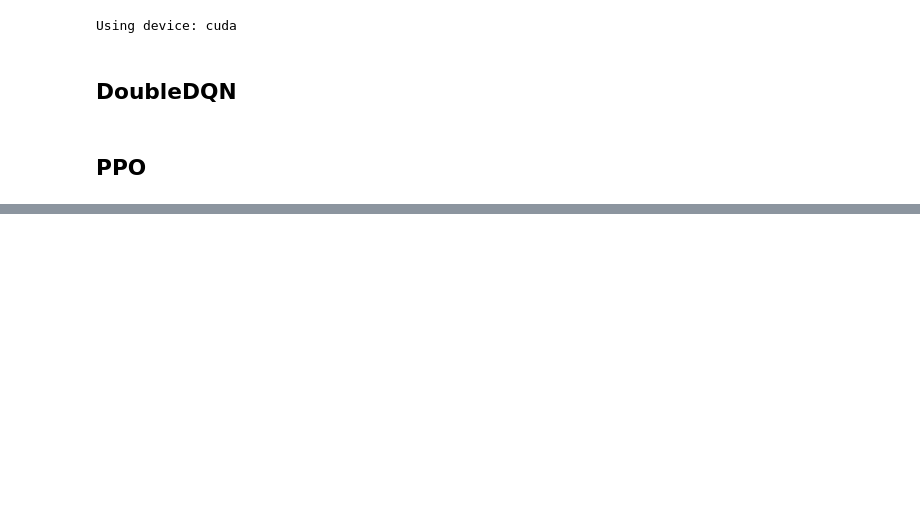
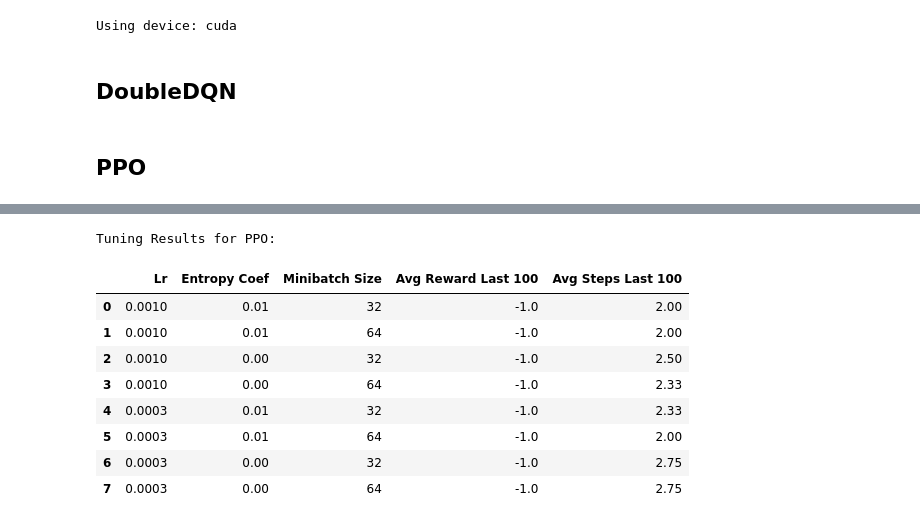
Before and after one commit to Gal-Noy/MSC-Reinforcement-Learning, a Jupyter notebook: final/training.ipynb, the cells around one changed output, grey strips where cells are left out. Drawn from its saved outputs; the diff is of its cells as text; code cells hidden in the pictures; blank space fills up the shorter version.

```diff
--- a/final/training.ipynb
+++ b/final/training.ipynb
@@ -519,0 +691,14 @@ Model exported to: models/6x6/ppo_model.pth
+# %%
+print("\nTuning Results for PPO:")
+show_tuning_results("PPO")
+# %% [output]
+Tuning Results for PPO:
+|  | Lr | Entropy Coef | Minibatch Size | Avg Reward Last 100 | Avg Steps Last 100 |
+| 0 | 0.0010 | 0.01 | 32 | -1.0 | 2.00 |
+| 1 | 0.0010 | 0.01 | 64 | -1.0 | 2.00 |
+| 2 | 0.0010 | 0.00 | 32 | -1.0 | 2.50 |
+| 3 | 0.0010 | 0.00 | 64 | -1.0 | 2.33 |
+| 4 | 0.0003 | 0.01 | 32 | -1.0 | 2.33 |
+| 5 | 0.0003 | 0.01 | 64 | -1.0 | 2.00 |
+| 6 | 0.0003 | 0.00 | 32 | -1.0 | 2.75 |
+| 7 | 0.0003 | 0.00 | 64 | -1.0 | 2.75 |
```
Also changed, not shown: parts of 19 cells of this notebook, 9 other files.
